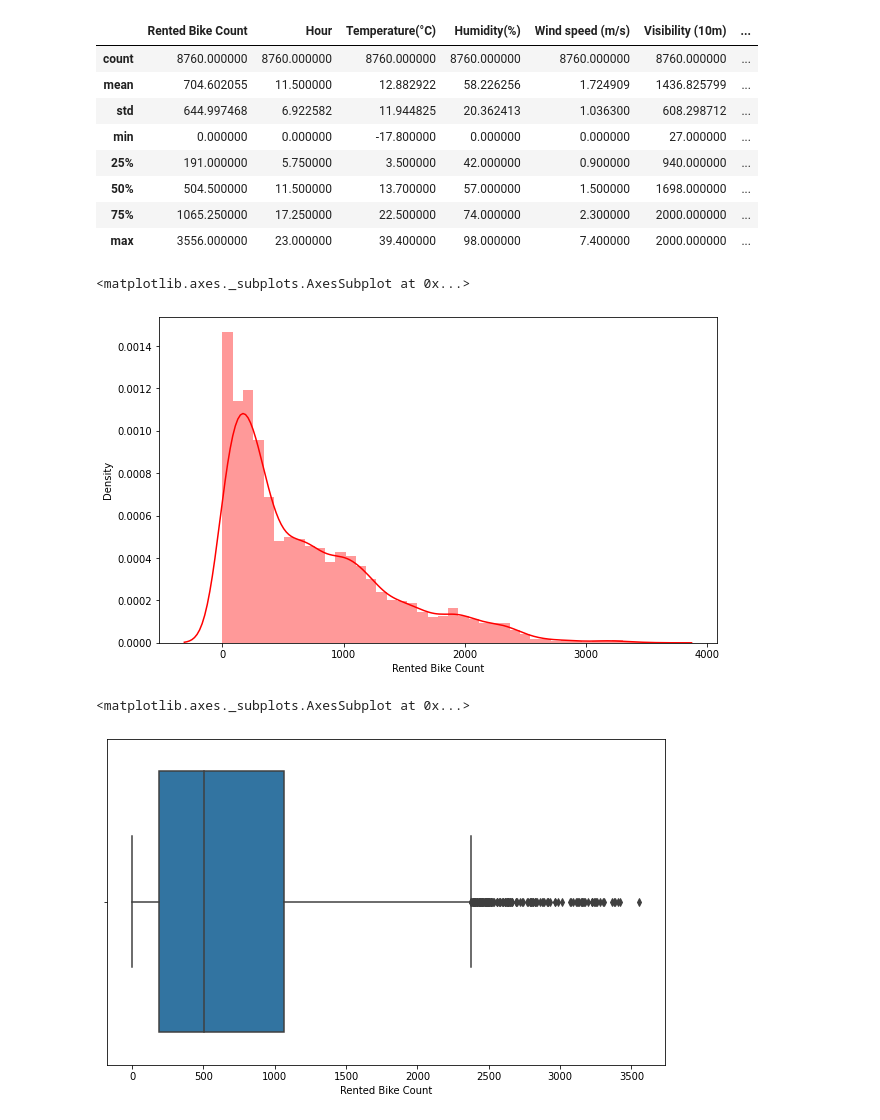
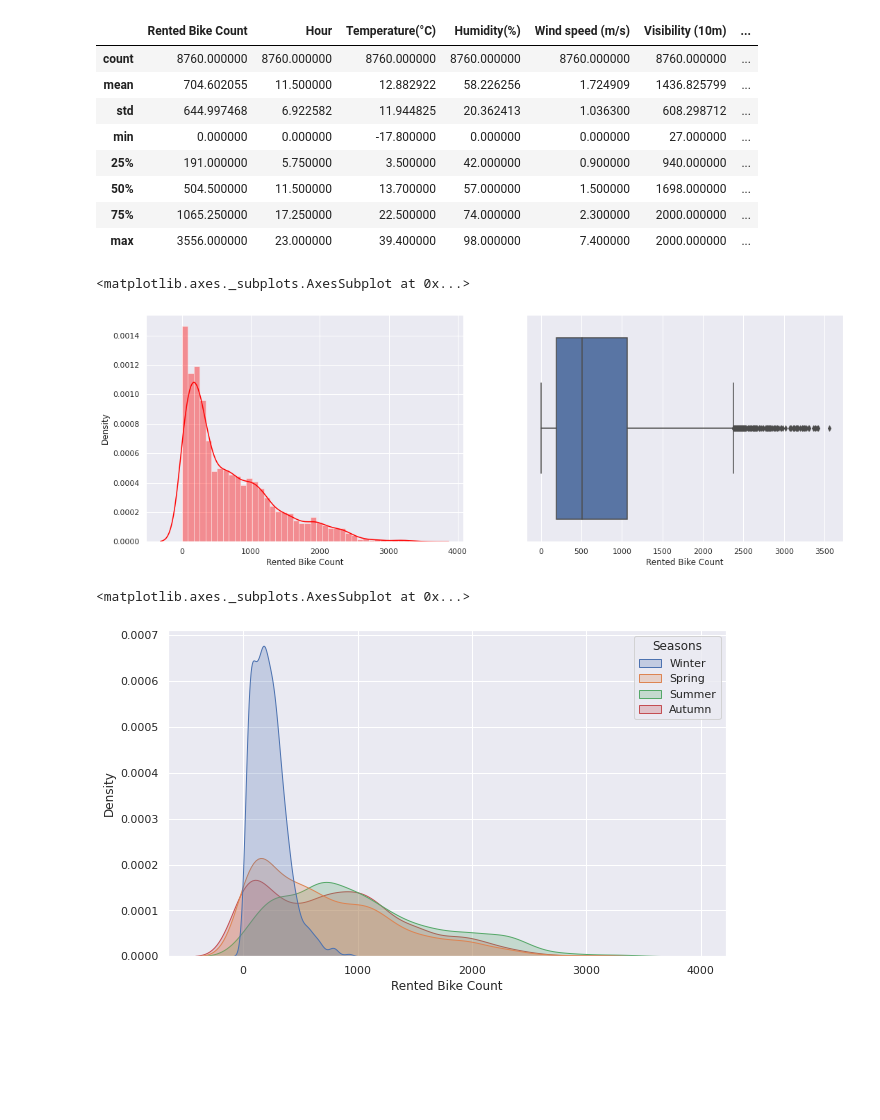
Before and after one commit to handetushar/Bike-Sharing-Demand-Prediction, a Jupyter notebook: Bike_Sharing_Demand_Prediction_Capstone_Project.ipynb, the cells around one changed output. Drawn from its saved outputs; the diff is of its cells as text; code cells hidden in the pictures; blank space fills up the shorter version.

```diff
--- a/Bike_Sharing_Demand_Prediction_Capstone_Project.ipynb
+++ b/Bike_Sharing_Demand_Prediction_Capstone_Project.ipynb
@@ -104,18 +110,23 @@ df.describe()
 | 50% | 504.500000 | 11.500000 | 13.700000 | 57.000000 | 1.500000 | 1698.000000 | ... |
 | 75% | 1065.250000 | 17.250000 | 22.500000 | 74.000000 | 2.300000 | 2000.000000 | ... |
 | max | 3556.000000 | 23.000000 | 39.400000 | 98.000000 | 7.400000 | 2000.000000 | ... |
+# %%
+#Lets look at dependent feature
+sns.set(rc={"figure.figsize": (18, 6)})
+subplot(1,2,1)
+sns.distplot(df['Rented Bike Count'], color='red')
+
+subplot(1,2,2)
+sns.boxplot(df['Rented Bike Count'])
+# %% [output]
+<matplotlib.axes._subplots.AxesSubplot at 0x...>
+[figure, added]
 # %%
 plt.figure(figsize=(10, 6))
-sns.distplot(df['Rented Bike Count'], color='red')
+sns.kdeplot(data=df, x='Rented Bike Count', hue='Seasons', fill='True')
 # %% [output]
 <matplotlib.axes._subplots.AxesSubplot at 0x...>
-[figure, old version]
+[figure, new version]
-# %%
-plt.figure(figsize=(10, 6))
-sns.boxplot(df['Rented Bike Count'])
-# %% [output]
-<matplotlib.axes._subplots.AxesSubplot at 0x...>
-[figure, removed]
 # %%
 plt.figure(figsize=(10, 6))
 sns.countplot(df['Hour'])
```
Also changed, not shown: parts of 36 cells of this notebook.
